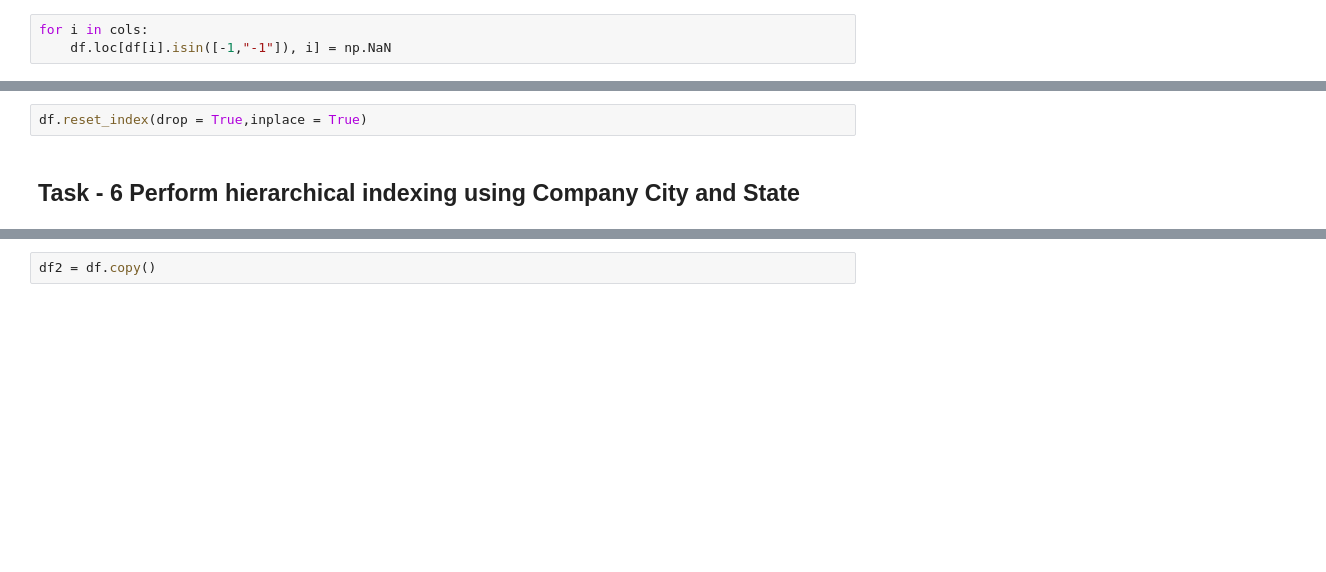
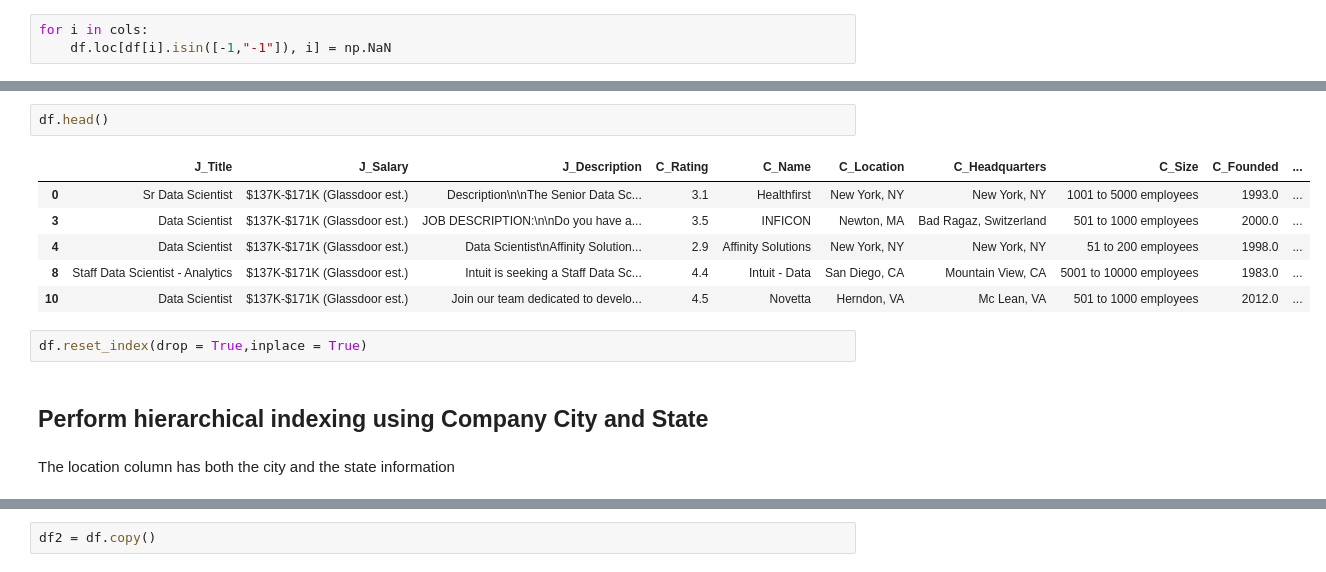
Before and after one commit to manaswikamila05/Python, a Jupyter notebook: 10. Data Wrangling with Pandas 1.ipynb, the cells around one changed output, grey strips where cells are left out. Drawn from its saved outputs; the diff is of its cells as text; blank space fills up the shorter version.

```diff
--- a/10. Data Wrangling with Pandas 1.ipynb
+++ b/10. Data Wrangling with Pandas 1.ipynb
@@ -482,6 +618,17 @@ df.isna().sum()
+# %%
+df.head()
+# %% [output]
+|  | J_Title | J_Salary | J_Description | C_Rating | C_Name | C_Location | C_Headquarters | C_Size | C_Founded | ... |
+| 0 | Sr Data Scientist | $137K-$171K (Glassdoor est.) | Description\n\nThe Senior Data Sc... | 3.1 | Healthfirst | New York, NY | New York, NY | 1001 to 5000 employees | 1993.0 | ... |
+| 3 | Data Scientist | $137K-$171K (Glassdoor est.) | JOB DESCRIPTION:\n\nDo you have a... | 3.5 | INFICON | Newton, MA | Bad Ragaz, Switzerland | 501 to 1000 employees | 2000.0 | ... |
+| 4 | Data Scientist | $137K-$171K (Glassdoor est.) | Data Scientist\nAffinity Solution... | 2.9 | Affinity Solutions | New York, NY | New York, NY | 51 to 200 employees | 1998.0 | ... |
+| 8 | Staff Data Scientist - Analytics | $137K-$171K (Glassdoor est.) | Intuit is seeking a Staff Data Sc... | 4.4 | Intuit - Data | San Diego, CA | Mountain View, CA | 5001 to 10000 employees | 1983.0 | ... |
+| 10 | Data Scientist | $137K-$171K (Glassdoor est.) | Join our team dedicated to develo... | 4.5 | Novetta | Herndon, VA | Mc Lean, VA | 501 to 1000 employees | 2012.0 | ... |
 # %%
 df.reset_index(drop = True,inplace = True)
 # %% [markdown]
-## Task - 6 Perform hierarchical indexing using Company City and State
+## Perform hierarchical indexing using Company City and State
+# %% [markdown]
+The location column has both the city and the state information
 # %%
 df.head()
```
Also changed, not shown: parts of 54 cells of this notebook.
